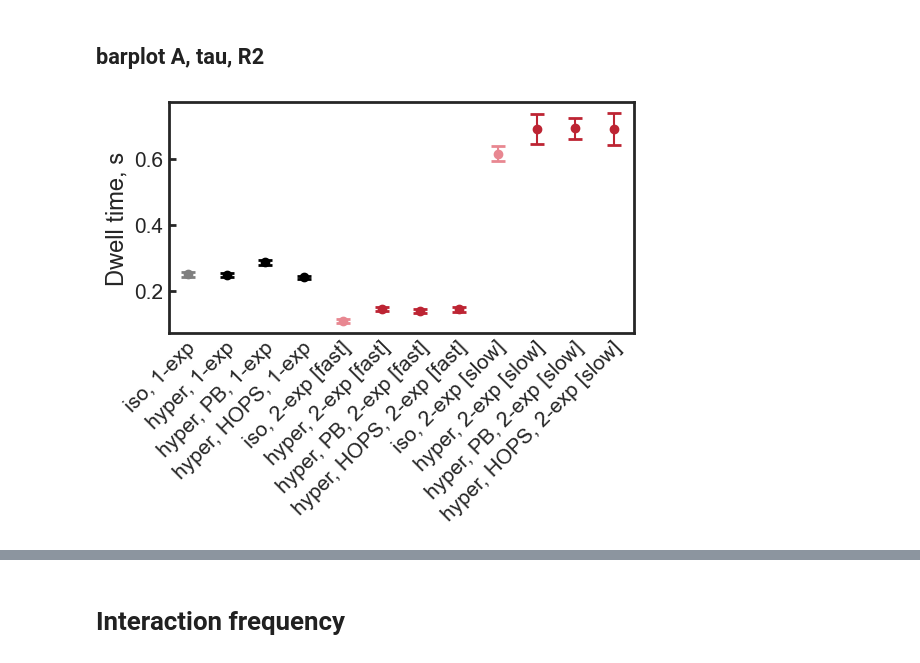
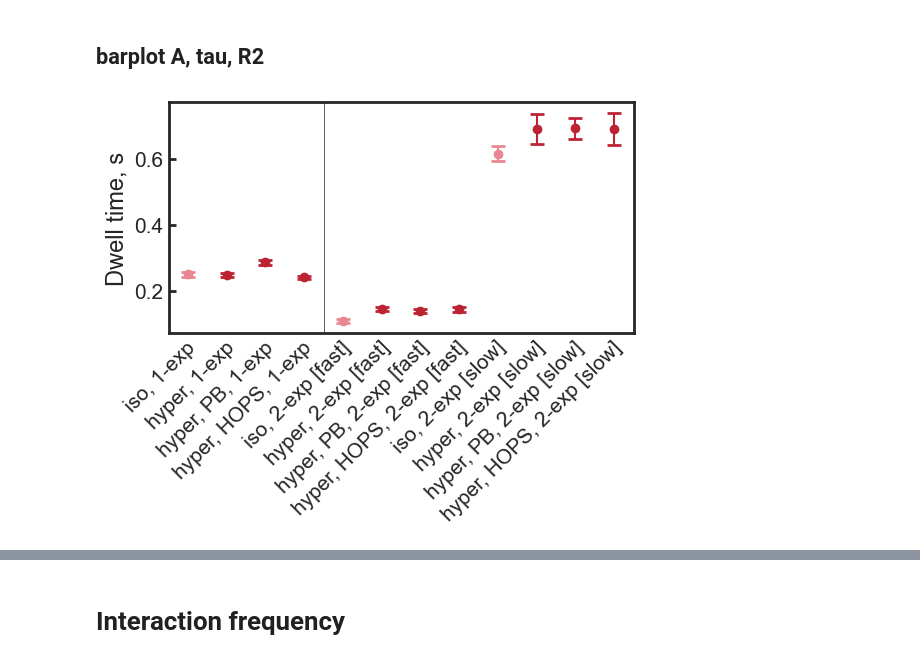
Before and after one commit to walterlab-um/RNA_SPT_in_cellular_condensates, a Jupyter notebook: plot_paper_figure/Fig3_interaction_modes.ipynb, the cells around one changed output, grey strips where cells are left out. Cells and saved outputs as stored; diff of their text form; code cells hidden in the pictures.

```diff
--- a/plot_paper_figure/Fig3_interaction_modes.ipynb
+++ b/plot_paper_figure/Fig3_interaction_modes.ipynb
@@ -15,10 +13,10 @@ sns.set(color_codes=True, style="white")
 folder = "/Volumes/lsa-nwalter/Guoming_Gao_turbo/Walterlab_server/PROCESSED_DATA/RNA-in-HOPS_condensates/paper_figure_plots/distinct_interaction_modes"
 os.chdir(folder)
 
-color_1x_badfit = "#808080"
-color_1x_goodfit = "#E88791"
-color_2x_badfit = "#000000"
-color_2x_goodfit = "#BD2433"
+# color_1x = "#808080"
+color_1x = "#E88791"
+# color_2x = "#000000"
+color_2x = "#BD2433"
 
 df_1x = pd.read_csv("colocalization_AIO_concat-FL_1x_100ms.csv")
 df_2x = pd.read_csv("colocalization_AIO_concat-FL_2x_100ms.csv")
@@ -805,50 +803,52 @@ conditions_ordered = [
     "hyper, HOPS, 2-exp [slow]",
 ]
 lst_tau = [
-    results_single_1['tau'],
-    results_single_2['tau'],
-    results_single_2x_PB['tau'],
-    results_single_2x_HOPS['tau'],
-    results_dual_1['tau1'],
-    results_dual_2['tau1'],
-    results_dual_2x_PB['tau1'],
-    results_dual_2x_HOPS['tau1'],
-    results_dual_1['tau2'],
-    results_dual_2['tau2'],
-    results_dual_2x_PB['tau2'],
-    results_dual_2x_HOPS['tau2'],
+    results_single_1["tau"],
+    results_single_2["tau"],
+    results_single_2x_PB["tau"],
+    results_single_2x_HOPS["tau"],
+    results_dual_1["tau1"],
+    results_dual_2["tau1"],
+    results_dual_2x_PB["tau1"],
+    results_dual_2x_HOPS["tau1"],
+    results_dual_1["tau2"],
+    results_dual_2["tau2"],
+    results_dual_2x_PB["tau2"],
+    results_dual_2x_HOPS["tau2"],
 ]
 lst_tau_se = [
-    results_single_1['tau_se'],
-    results_single_2['tau_se'],
-    results_single_2x_PB['tau_se'],
-    results_single_2x_HOPS['tau_se'],
-    results_dual_1['tau1_se'],
-    results_dual_2['tau1_se'],
-    results_dual_2x_PB['tau1_se'],
-    results_dual_2x_HOPS['tau1_se'],
-    results_dual_1['tau2_se'],
-    results_dual_2['tau2_se'],
-    results_dual_2x_PB['tau2_se'],
-    results_dual_2x_HOPS['tau2_se'],
+    results_single_1["tau_se"],
+    results_single_2["tau_se"],
+    results_single_2x_PB["tau_se"],
+    results_single_2x_HOPS["tau_se"],
+    results_dual_1["tau1_se"],
+    results_dual_2["tau1_se"],
+    results_dual_2x_PB["tau1_se"],
+    results_dual_2x_HOPS["tau1_se"],
+    results_dual_1["tau2_se"],
+    results_dual_2["tau2_se"],
+    results_dual_2x_PB["tau2_se"],
+    results_dual_2x_HOPS["tau2_se"],
 ]
 colors = [
-    color_1x_badfit,
-    color_2x_badfit,
-    color_2x_badfit,
-    color_2x_badfit,
-    color_1x_goodfit,
-    color_2x_goodfit,
-    color_2x_goodfit,
-    color_2x_goodfit,
-    color_1x_goodfit,
-    color_2x_goodfit,
-    color_2x_goodfit,
-    color_2x_goodfit,
+    color_1x,
+    color_2x,
+    color_2x,
+    color_2x,
+    color_1x,
+    color_2x,
+    color_2x,
+    color_2x,
+    color_1x,
+    color_2x,
+    color_2x,
+    color_2x,
 ]
 
 plt.figure(figsize=(6, 3))
 x_pos = np.arange(len(conditions_ordered))
+# line for eyes
+plt.axvline((x_pos[3] + x_pos[4]) / 2, c="k", lw=0.5)
 # plot
 for i in range(len(conditions_ordered)):
     plt.errorbar(
@@ -866,34 +866,34 @@ plt.gca().spines[:].set_linewidth(2)
 plt.gca().tick_params(
     axis="y",
     which="major",
     labelsize=15,
     direction="in",
     bottom=True,
     left=True,
     length=5,
     width=2,
 )
 plt.gca().tick_params(
     axis="x",
     which="major",
     labelsize=15,
 )
 plt.xticks(
     x_pos + 0.3,
     conditions_ordered,
     rotation=45,
     ha="right",
     y=0.04,
 )
 plt.xlim(x_pos[0] - 0.5, x_pos[-1] + 0.5)
 plt.savefig(
     "doterrorplot_tau.png",
     format="png",
     bbox_inches="tight",
     dpi=300,
 )
 # %% [output]
-[figure, old version]
+[figure, new version]
 # %%
 conditions_ordered = [
     "iso, 1-exp",
```
Also changed, not shown: parts of 10 cells of this notebook.
